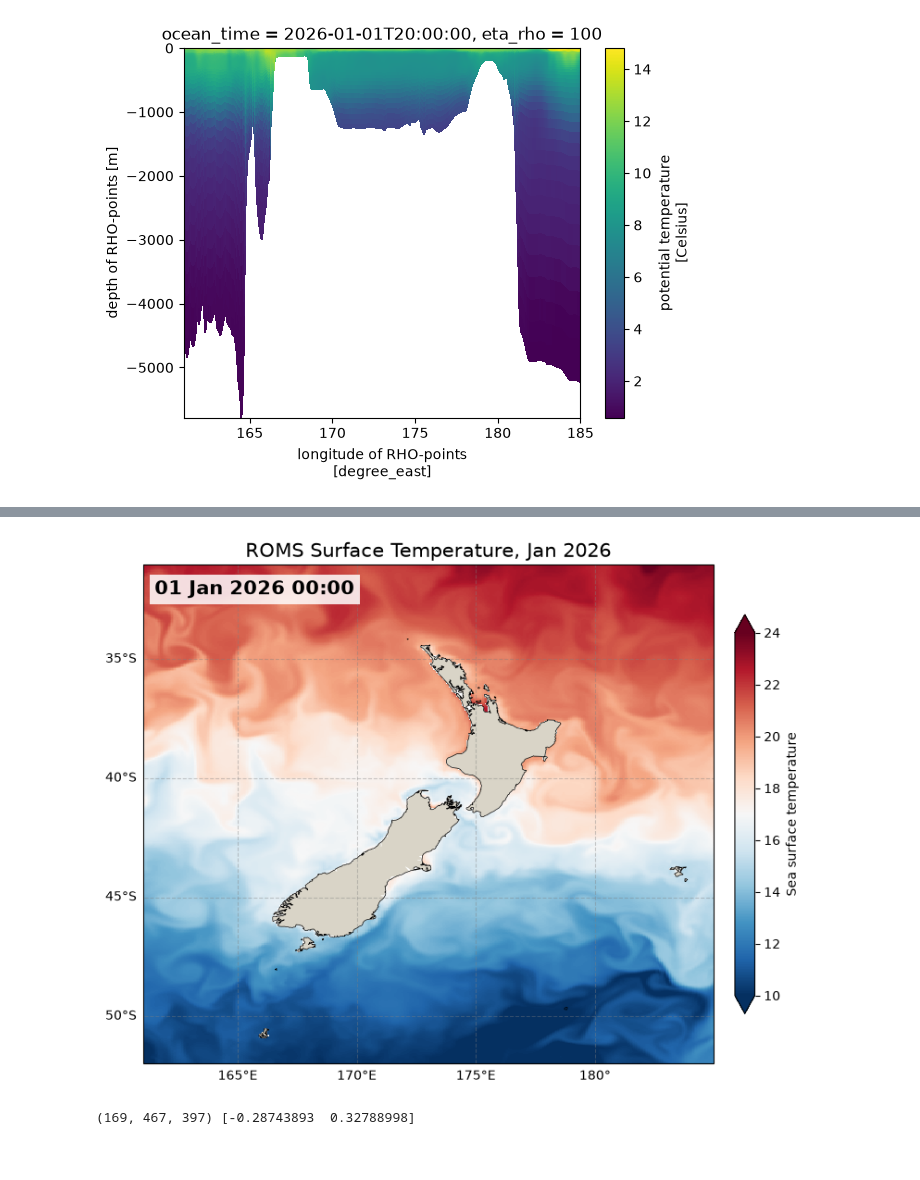
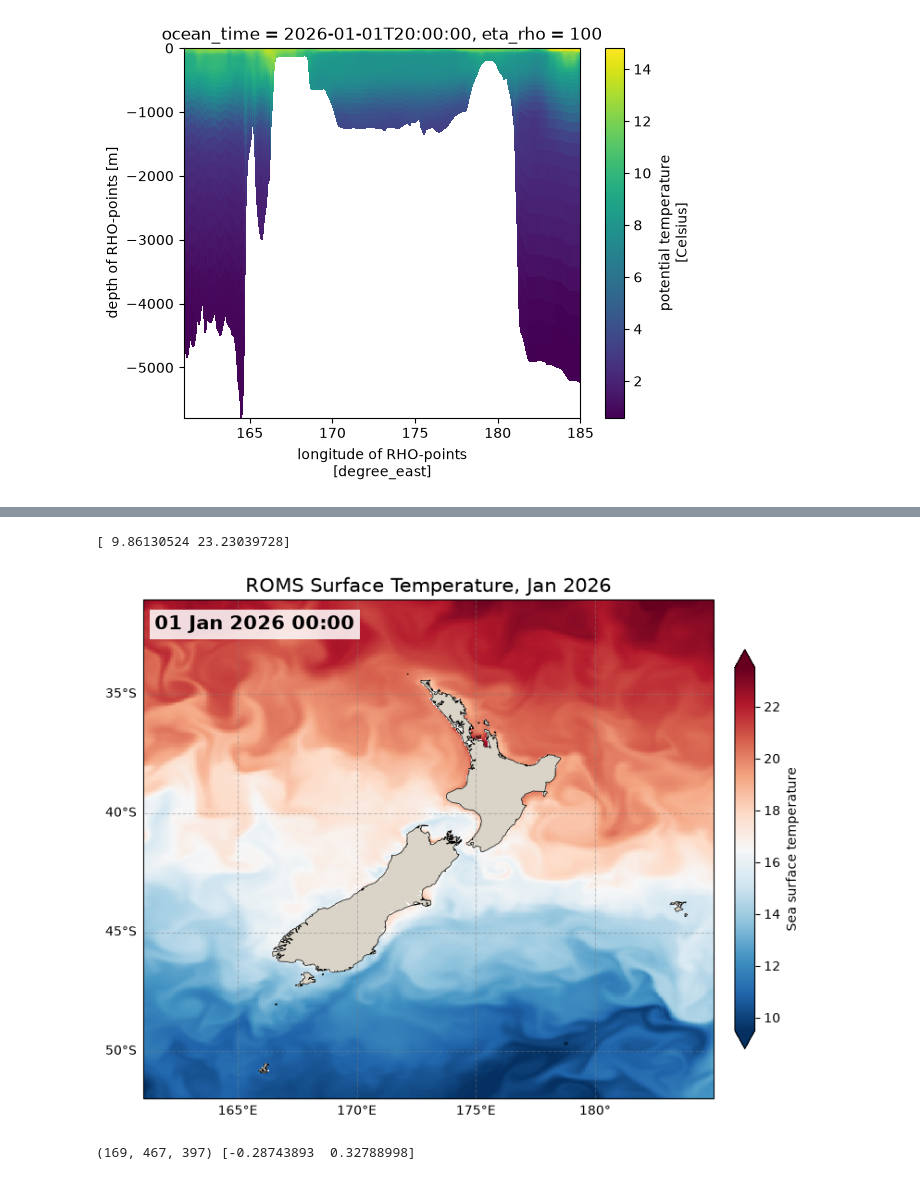
Before and after one commit to Ocean-Atmosphere-modeling/Moana-2.0, a Jupyter notebook: Notebooks/Checking_Moana_Week_Run.ipynb, the cells around one changed output, grey strips where cells are left out. Saved outputs shown, nothing was run; the diff lists cells and outputs as text; code cells hidden in the pictures.

```diff
--- a/Notebooks/Checking_Moana_Week_Run.ipynb
+++ b/Notebooks/Checking_Moana_Week_Run.ipynb
@@ -249,7 +253,7 @@ lon = ds.lon_rho
 lat = ds.lat_rho
 sss = ds.salt.isel(s_rho=-1)
 
-vmin, vmax = 34, 35.6                              # <-- NZ surface salinity range
+vmin, vmax = 34, 35.8                              # <-- NZ surface salinity range
 day_times = pd.to_datetime(sss["ocean_time"].values)
 
 fig = plt.figure(figsize=(10, 7))
@@ -299,10 +303,14 @@ anim.save(fig_dir / "roms_sss_week.gif", writer=PillowWriter(fps=12), dpi=100)
+# %%
+print(np.nanpercentile(ds.temp.isel(s_rho=-1).values, [1, 99]))
+# %% [output]
+[ 9.86130524 23.23039728]
 # %%
 fig_dir = Path("/home/nn411/Projects/OceanAtm/Moana-2.0/Figures")
 fig_dir.mkdir(exist_ok=True)
 
 LAND = "#d9d4c7"                                   # <-- was undefined
 
-vmin, vmax = 10, 24                                 # <-- °C, NZ summer SST
+vmin, vmax = 9.5, 23.5
 lon = ds.lon_rho
 lat = ds.lat_rho
 sst = ds.temp.isel(s_rho=-1)
@@ -325,34 +333,34 @@ gl.top_labels = False
 gl.right_labels = False
 gl.xlocator = mticker.FixedLocator([165, 170, 175, 180, -175])   # <-- longitudes to label
 gl.ylocator = mticker.FixedLocator([-50, -45, -40, -35])         # <-- latitudes to label
 gl.xlabel_style = {"color": "black"}
 gl.ylabel_style = {"color": "black"}
 gl.top_labels = False
 gl.right_labels = False
 gl.xlabel_style = {"color": "black"}
 gl.ylabel_style = {"color": "black"}
 
 cb = fig.colorbar(mesh, ax=ax, shrink=0.8, pad=0.03, extend="both")
 cb.ax.tick_params(colors="black")
 cb.set_label("Sea surface temperature", color="black")
 date_text = ax.text(0.02, 0.97, "", transform=ax.transAxes, va="top",
                     fontsize=15, fontweight="bold", color="black", zorder=10,
                     bbox=dict(facecolor="white", alpha=0.85, edgecolor="none"))
 ax.set_title("ROMS Surface Temperature, Jan 2026", fontsize=15, color="black")   # <--
 
 def update(i):
     mesh.set_array(sst.isel(ocean_time=i).values)
     date_text.set_text(day_times[i].strftime("%d %b %Y %H:%M"))   # hour added
     return mesh, date_text
 
 # --- Test one frame first ---
 update(0)                                          # <-- first day of the run
 fig.savefig(fig_dir / "roms_sst_test.png", dpi=100)
 
 anim = FuncAnimation(fig, update, frames=len(day_times))
 anim.save(fig_dir / "roms_sst_week.gif", writer=PillowWriter(fps=12), dpi=100)
 # %% [output]
-[figure, old version]
+[figure, new version]
 # %%
 # --- Surface relative vorticity on rho points ---
 u = ds.u_eastward.isel(s_rho=-1).values    # (time, eta_rho, xi_rho)
```
Also changed, not shown: parts of 2 cells of this notebook, 4 other files.
